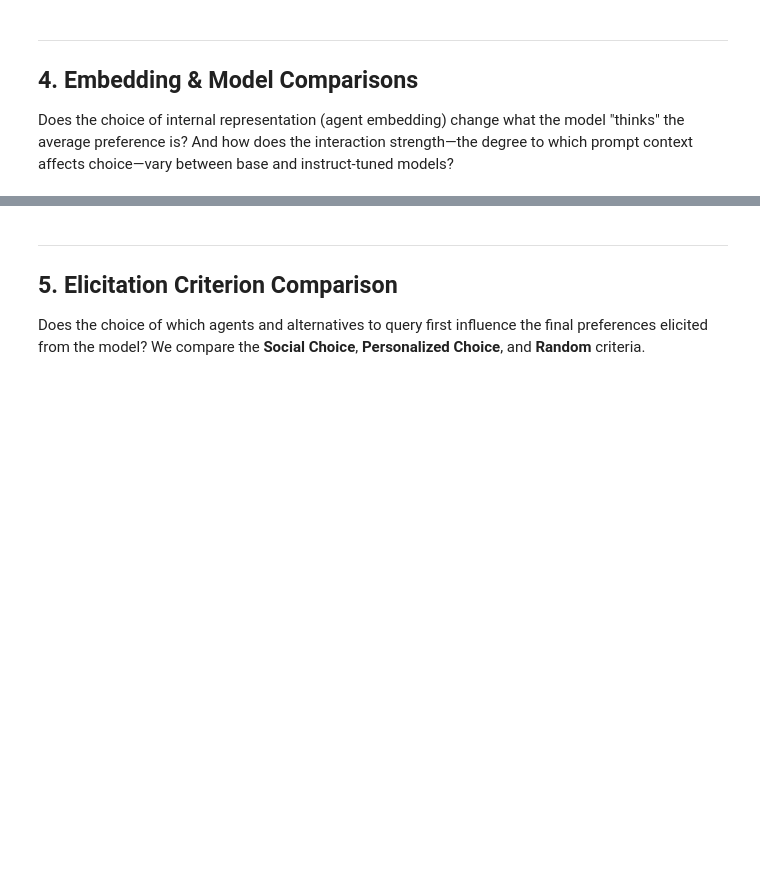
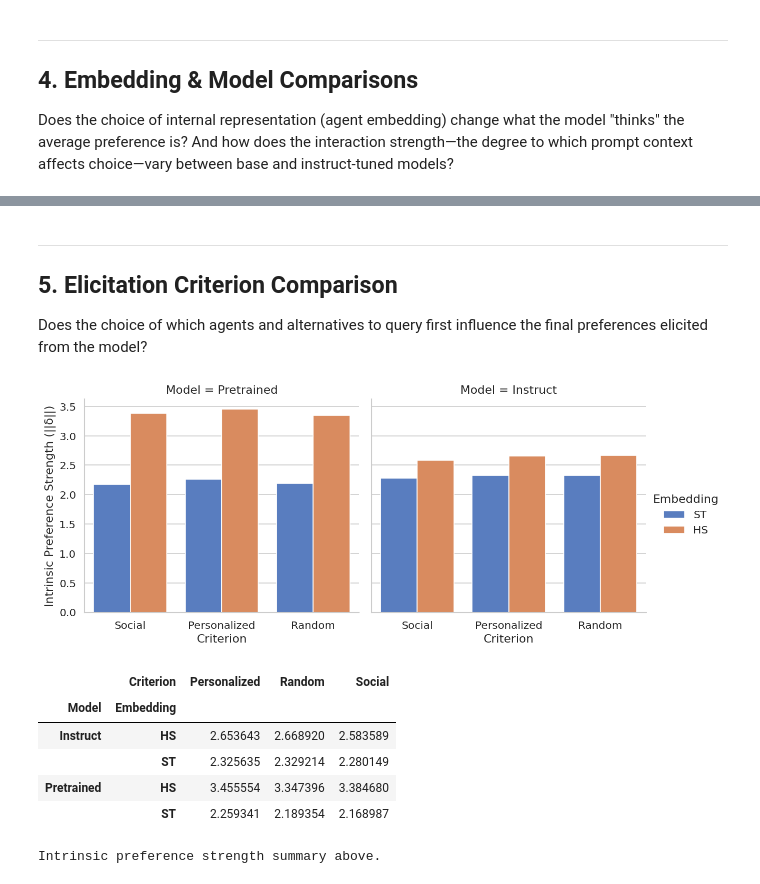
Before and after one commit to lotanamit5/grum4llm, a Jupyter notebook: notebooks/llm_colors.ipynb, the cells around one changed output, grey strips where cells are left out. Drawn from its saved outputs; the diff is of its cells as text; code cells hidden in the pictures; blank space fills up the shorter version.

```diff
--- a/notebooks/llm_colors.ipynb
+++ b/notebooks/llm_colors.ipynb
@@ -193,24 +330,34 @@ print("Interaction strength (B norm) summary above.")
 
 ## 5. Elicitation Criterion Comparison
 
-Does the choice of which agents and alternatives to query first influence the final preferences elicited from the model? We compare the **Social Choice**, **Personalized Choice**, and **Random** criteria.
+Does the choice of which agents and alternatives to query first influence the final preferences elicited from the model?
 # %%
-# ── Final delta norm comparison (Separated by Model) ──────────────────────────
+# ── Figure 5: Final delta norm comparison (Separated by Model) ────────────────
 df_final_d = pd.DataFrame([{
     "Model":     r["Model"],
     "Embedding": r["Embedding"],
     "Criterion": r["Criterion"],
     "delta_norm": np.linalg.norm(r["delta_grum"])
 } for r in raw_results])
 
 g = sns.catplot(
     data=df_final_d, x="Criterion", y="delta_norm",
     hue="Embedding", col="Model", kind="bar",
     height=4.5, aspect=1.1, palette="muted"
 )
 g.set_axis_labels("Criterion", "Intrinsic Preference Strength (||δ||)")
 plt.show()
 
-display(df_final_d.groupby(["Model", "Embedding", "Criterion"])["delta_norm"].mean().unstack())
+summary_crit = df_final_d.groupby(["Model", "Embedding", "Criterion"])["delta_norm"].mean().unstack()
+display(summary_crit)
 print("Intrinsic preference strength summary above.")
+# %% [output]
+[figure, added]
+|  | Criterion | Personalized | Random | Social |
+| Model | Embedding |  |  |  |
+| Instruct | HS | 2.653643 | 2.668920 | 2.583589 |
+|  | ST | 2.325635 | 2.329214 | 2.280149 |
+| Pretrained | HS | 3.455554 | 3.347396 | 3.384680 |
+|  | ST | 2.259341 | 2.189354 | 2.168987 |
+Intrinsic preference strength summary above.
 # %% [markdown]
```
Also changed, not shown: parts of 21 cells of this notebook, 1 other file.
